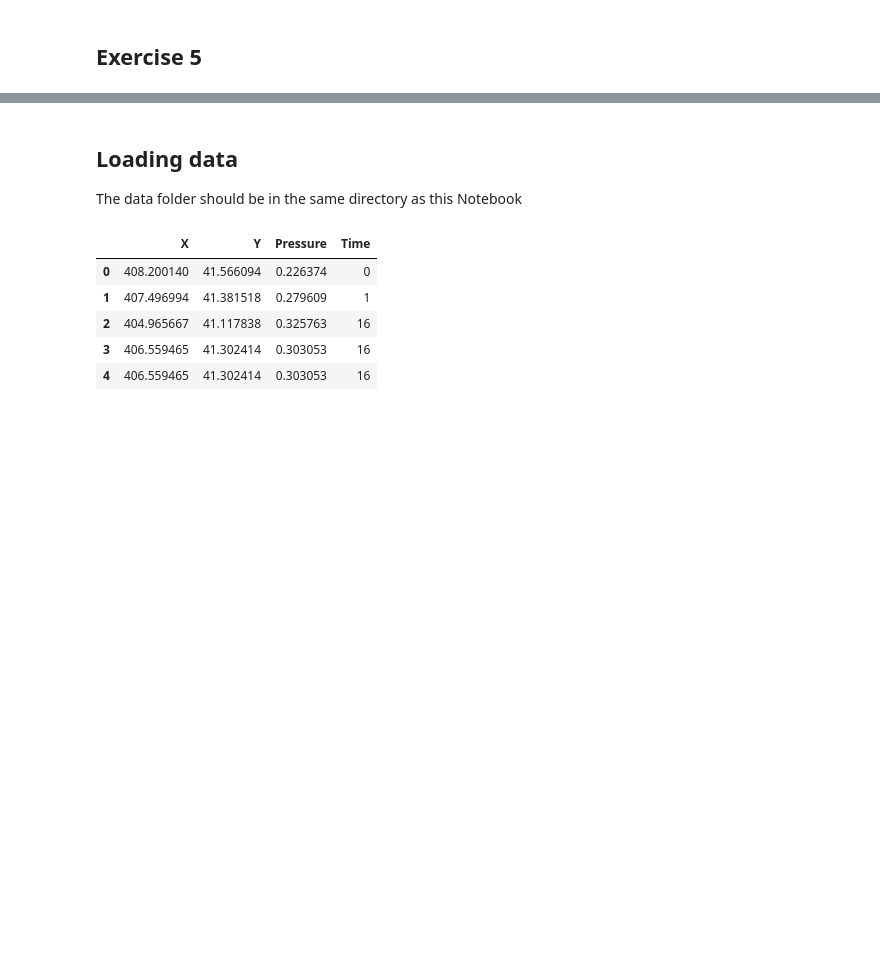
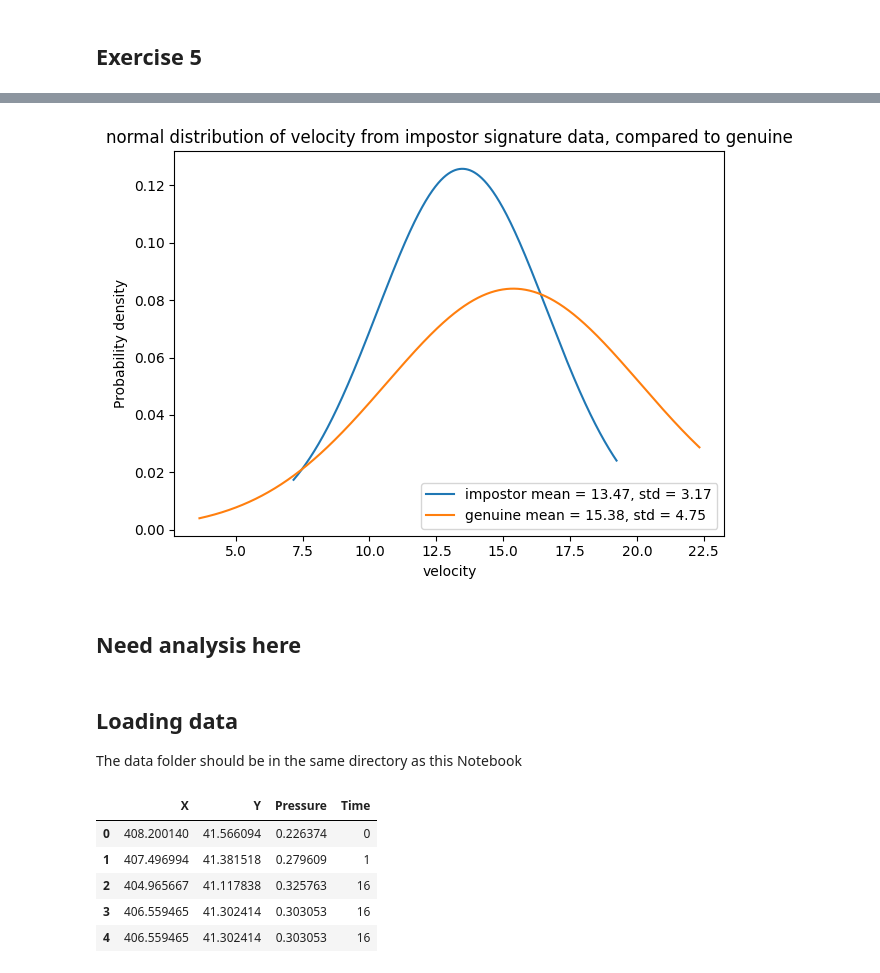
Before and after one commit to RianOpperman/ENCM509, a Jupyter notebook: lab2/Lab02_2024W.ipynb, the cells around one changed output, grey strips where cells are left out. Cells and saved outputs as stored; diff of their text form; code cells hidden in the pictures; blank space fills up the shorter version.

```diff
--- a/lab2/Lab02_2024W.ipynb
+++ b/lab2/Lab02_2024W.ipynb
@@ -322,3 +427,23 @@ plt.legend([f"$\\mu$ = {v_mu:.2f}\n$\\sigma$ = {v_std:.2f}"])
+# %%
+means_array = impostor_velocity[:,0]
+
+arranged_impostor_velocity = np.arange(min(means_array), max(means_array), 0.01)
+impostor_velocity_mean = np.mean(means_array)
+impostor_velocity_std = np.std(means_array)
+
+impostor_velocity_pdf = norm.pdf(arranged_impostor_velocity, impostor_velocity_mean, impostor_velocity_std)
+
+plt.plot(arranged_impostor_velocity, impostor_velocity_pdf)
+plt.plot(arranged_genuine_velocity, genuine_velocity_pdf)
+plt.title("normal distribution of velocity from impostor signature data, compared to genuine")
+plt.legend([f"impostor mean = {impostor_velocity_mean:.2f}, std = {impostor_velocity_std:.2f}", f"genuine mean = {genuine_velocity_mean:.2f}, std = {genuine_velocity_std:.2f}"])
+plt.xlabel('velocity')
+plt.ylabel('Probability density')
+plt.show()
+# %% [output]
+[figure, added]
+# %% [markdown]
+## Need analysis here
 # %% [markdown]
 ## Loading data
 The data folder should be in the same directory as this Notebook
```
Also changed, not shown: parts of 7 cells of this notebook.
